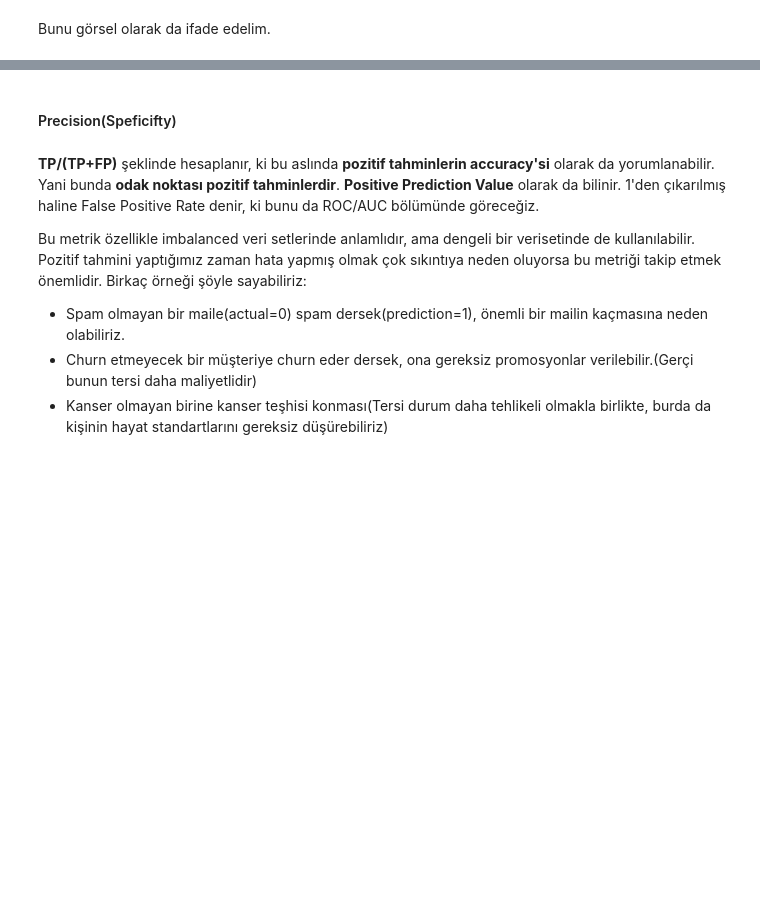
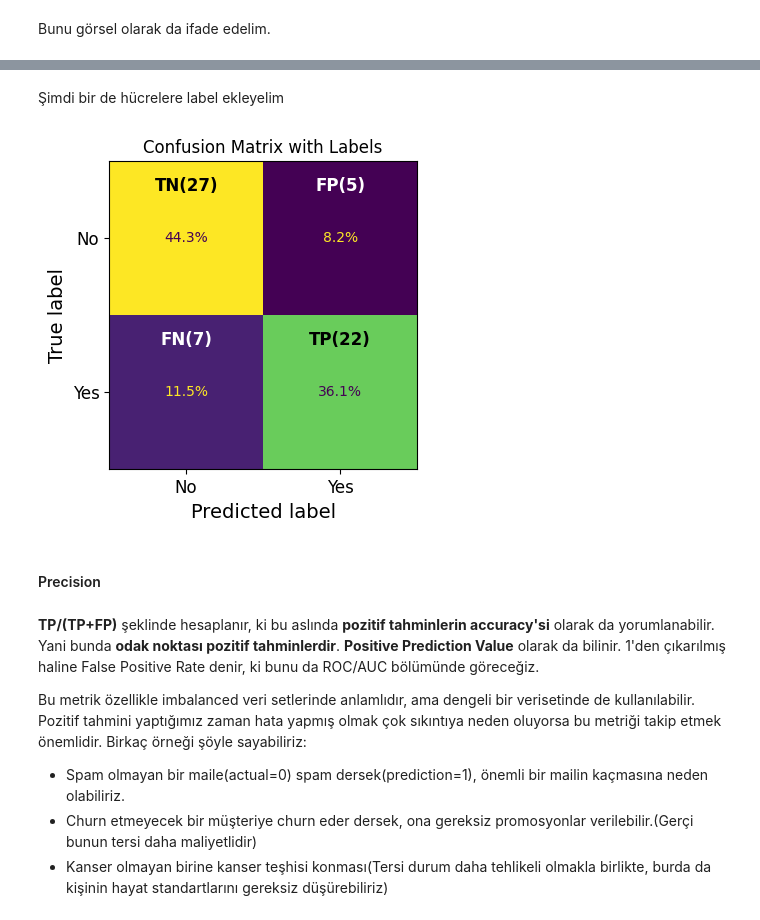
Before and after one commit to VolkiTheDreamer/Veri-Bilimi-Akademisi, a Jupyter notebook: ML/10_E2E_Classification_ML_Main_Concepts_Part_II.ipynb, the cells around one changed output, grey strips where cells are left out. Saved outputs shown, nothing was run; the diff lists cells and outputs as text; code cells hidden in the pictures; blank space fills up the shorter version.

```diff
--- a/ML/10_E2E_Classification_ML_Main_Concepts_Part_II.ipynb
+++ b/ML/10_E2E_Classification_ML_Main_Concepts_Part_II.ipynb
@@ -581,6 +885,10 @@ Diyelim ki birden fazla algoritma kullanmak istiyoruz, ki gerçek hayatta böyle
 Bu sefer bir de DummyEstimator adına bir placeholder sınıf yaratıyoruz. Burda ayrıca classifierın duyarlı olduğu şeye göre bazı işlemleri yapar veya yapmayız. Mesela DecisionTreeler konusunda göreceğiz ki, bu algoritma scalinge veya outlierlara duyarlı değil, o yüzden bu işlem(ler)i yapmaya gerek yok ama yine de bu işleme ait placeholder olan dummytransformer için None değerini verdiğimiz bir satır yazmalıyız, yoksa hata alırız.
 # %%
 from sklearn.tree import DecisionTreeClassifier
+
+from functools import partial
+mi = partial(mutual_info_classif, random_state=42) #SelectKBest'i deterministik yapmak için
+
 
 class DummyTransformer(TransformerMixin,BaseEstimator):
     def fit(self,X,y=None): pass
@@ -607,7 +915,7 @@ coltrans = ColumnTransformer([
                                  ],n_jobs=-1,remainder="passthrough")
 
 pipe = Pipeline(steps=[('ct', coltrans),
-                       ('fs', SelectKBest(score_func=mutual_info_classif,k=10)),
+                       ('fs', SelectKBest(score_func=mi,k=10)),
                        ('clf', DummyEstimator())
                        ])
 
@@ -967,5 +1353,11 @@ plt.show();
+# %% [markdown]
+Şimdi bir de hücrelere label ekleyelim
+# %%
+ml.plotConfusionMatrixDisplayWithLabels(gs4.best_estimator_, X_test, y_test)
+# %% [output]
+[figure, added]
 # %% [markdown]
-#### Precision(Speficifty)
+#### Precision
 # %% [markdown]
 **TP/(TP+FP)** şeklinde hesaplanır, ki bu aslında **pozitif tahminlerin accuracy'si** olarak da yorumlanabilir. Yani bunda **odak noktası pozitif tahminlerdir**. **Positive Prediction Value** olarak da bilinir. 1'den çıkarılmış haline False Positive Rate denir, ki bunu da ROC/AUC bölümünde göreceğiz.
 
```
Also changed, not shown: parts of 106 cells of this notebook, 2 other files.
